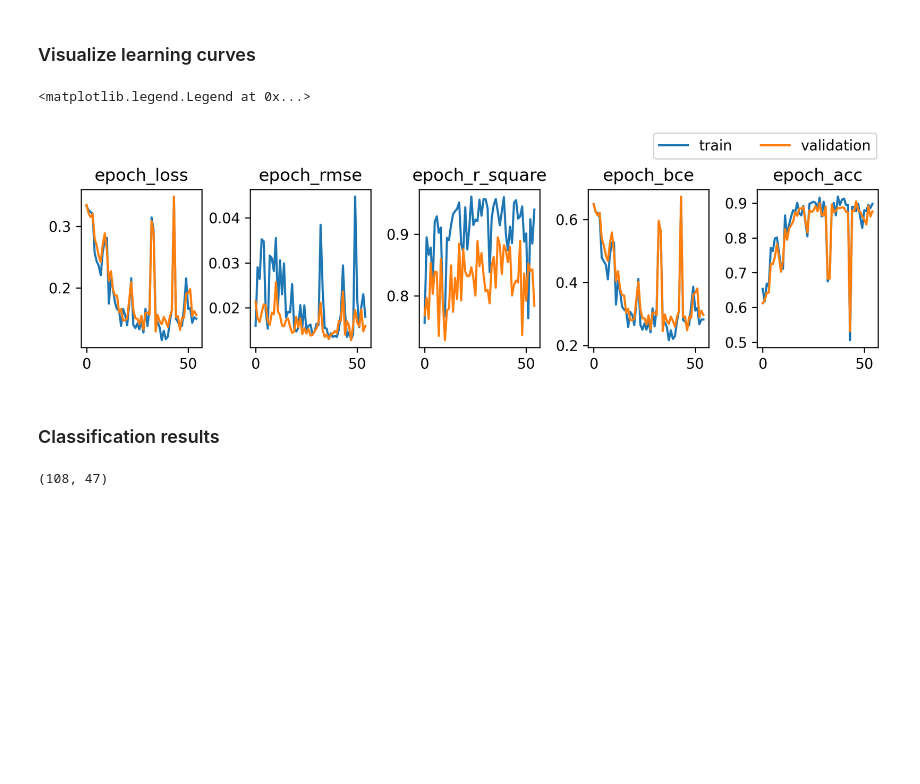
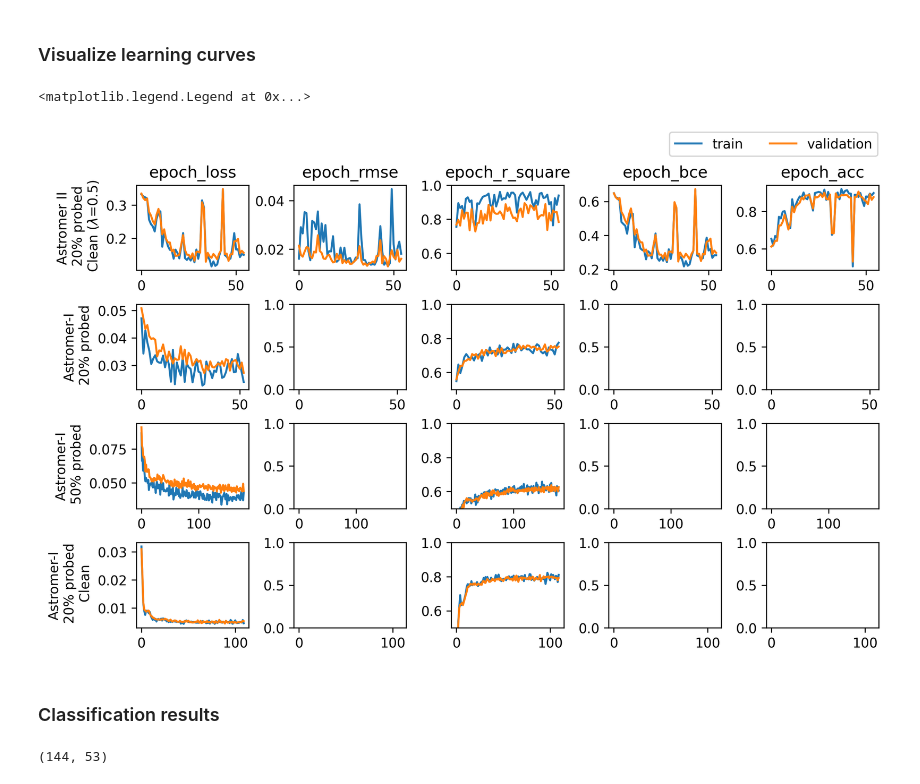
Before and after one commit to cridonoso/astromer, a Jupyter notebook: presentation/experiments/astromer_2/virualize_results.ipynb, the cells around one changed output. Saved outputs shown, nothing was run; the diff lists cells and outputs as text; code cells hidden in the pictures; blank space fills up the shorter version.

Commit message:
visualize results

```diff
--- a/presentation/experiments/astromer_2/virualize_results.ipynb
+++ b/presentation/experiments/astromer_2/virualize_results.ipynb
@@ -149,33 +145,52 @@ Text(0, 0.5, 'Test R-square')
 [figure]
 # %% [markdown]
 ### Visualize learning curves
+# %%
+def name_pt_model(folder_name):
+    if folder_name == '2023-08-25_20-44-55':
+        return 'Astromer-I\n 20% probed\n Clean'
+    if folder_name == '2023-08-25_20-44-47':
+        return 'Astromer-I\n 20% probed'
+    if folder_name == '2023-08-26_23-27-37':
+        return 'Astromer-I\n 50% probed'
+    if folder_name == '2023-08-28_17-53-10':
+        return 'Astromer II\n 20% probed\n Clean ($\lambda$=0.5)'
 # %%
-logs_path = './presentation/experiments/astromer_2/results/skip_nsp/2023-08-28_17-53-10/'
+logs_path = './presentation/experiments/astromer_2/results/results/'
+
+exp_folders = glob.glob(os.path.join(logs_path, '*', '*','pretraining', 'logs'))
 
 metric_names= ['epoch_loss', 'epoch_rmse', 'epoch_r_square', 'epoch_bce', 'epoch_acc']
 # metric_names= ['epoch_loss', 'epoch_r_square']
-fig, axes = plt.subplots(1, 5, figsize=(10,2), dpi=300,
-                        gridspec_kw={'hspace': 0.4, 'wspace': 0.4})
-for index, metric_name in enumerate(metric_names):
-    train_metrics = get_metrics(os.path.join(logs_path, 'pretraining/logs/train'), metric_name=metric_name)
-    valid_metrics = get_metrics(os.path.join(logs_path, 'pretraining/logs/validation'), metric_name=metric_name)
 
-    axes[index].plot(train_metrics['value'], label='train')
-    axes[index].plot(valid_metrics['value'], label='validation')
-    axes[index].set_title(metric_name)
+fig, axes = plt.subplots(len(exp_folders), 5, figsize=(10,6), dpi=300,
+                        gridspec_kw={'hspace': 0.4, 'wspace': 0.4}, sharex='row')
 
-# axes[1].set_ylim(-0.5, 1)
-axes[-1].legend(bbox_to_anchor=(1.05, 1.4), ncols=2)
+for row, exp_path in enumerate(exp_folders):
+    exp_title = name_pt_model(exp_path.split('/')[7])
+    axes[row][0].set_ylabel(exp_title)
+    for col, metric_name in enumerate(metric_names):
+        try:
+            train_metrics = get_metrics(os.path.join(exp_path, 'train'), metric_name=metric_name)
+            valid_metrics = get_metrics(os.path.join(exp_path, 'validation'), metric_name=metric_name)
+            axes[row][col].plot(train_metrics['value'], label='train')
+            axes[row][col].plot(valid_metrics['value'], label='validation')
+            axes[0][col].set_title(metric_name)
+        except Exception as e:
+            continue
+
+    axes[row][2].set_ylim(0.5, 1)
+axes[0][-1].legend(bbox_to_anchor=(1.05, 1.7), ncols=2)
 # %% [output]
 <matplotlib.legend.Legend at 0x...>
-[figure, old version]
+[figure, new version]
 # %% [markdown]
 ### Classification results
 # %%
 astromer_0 = pd.read_csv('./presentation/experiments/astromer_0/backup/wandb_tables/downstream.csv')
 # %%
-files = ['./presentation/experiments/astromer_2/results/clf_20.csv',
-         './presentation/experiments/astromer_2/results/clf_50.csv']
+files = ['./presentation/experiments/astromer_2/results/results/clf_20.csv',
+         './presentation/experiments/astromer_2/results/results/clf_50.csv']
 
 sum_pandas = []
 for f in files:
@@ -185,4 +200,4 @@ for f in files:
 summary = pd.concat(sum_pandas)
 summary.shape
 # %% [output]
-(108, 47)
+(144, 53)
```
Also changed, not shown: parts of 4 cells of this notebook.
